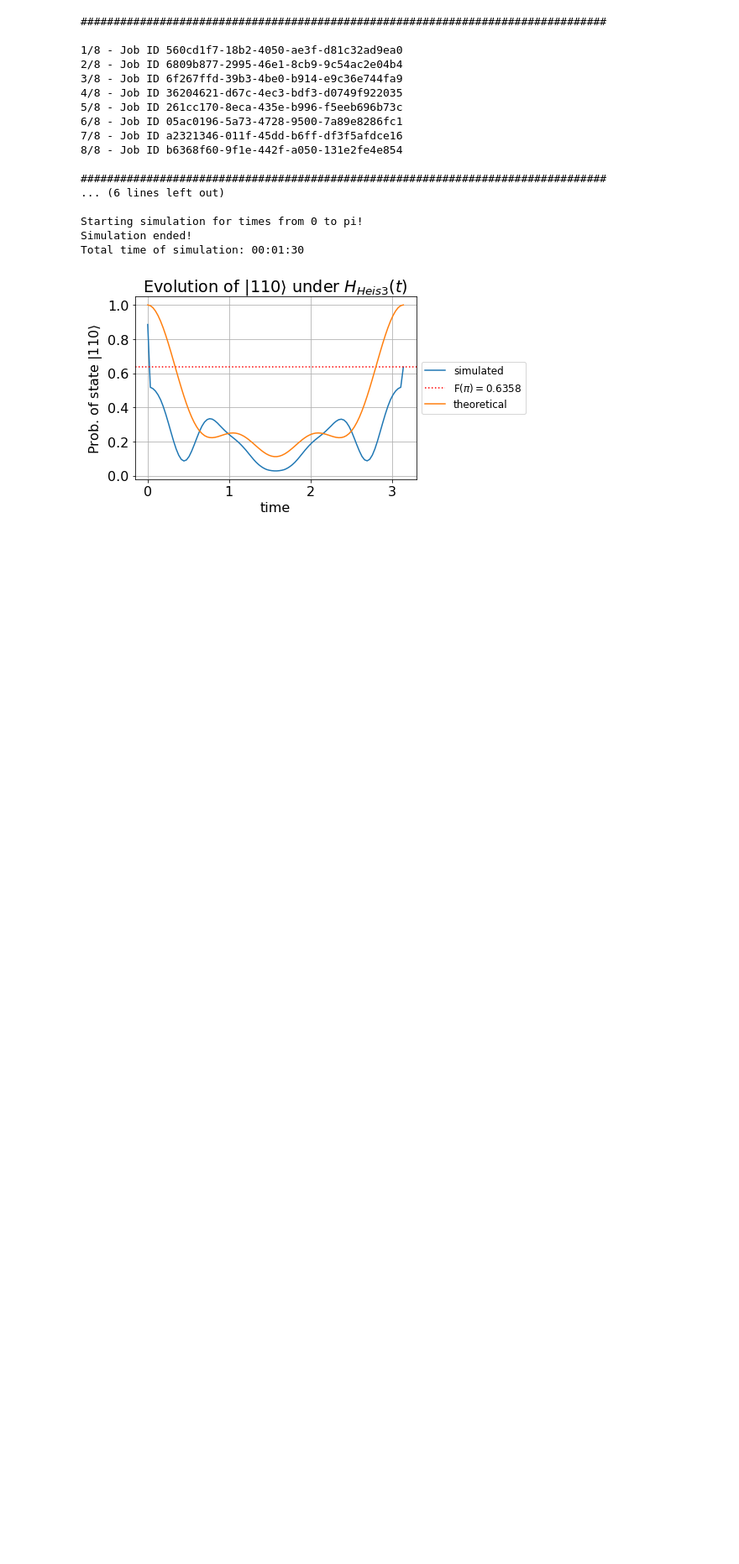
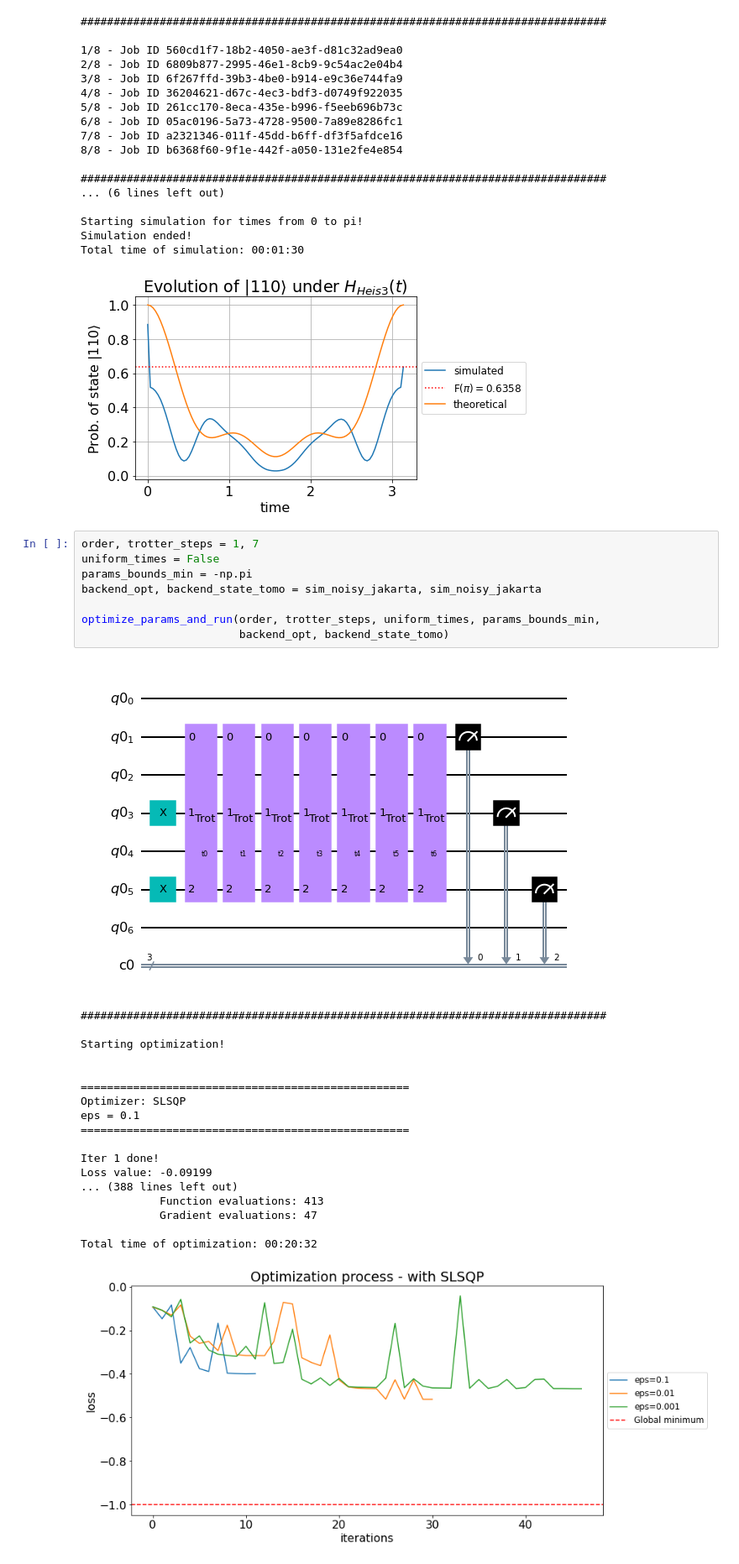
Before and after one commit to andre-juan/IBM_openprize_2021_qtime, a Jupyter notebook: trotter_v4.ipynb, the cells around one changed output. Shown at 84% size. Cells and saved outputs as stored; diff of their text form; blank space fills up the shorter version.

```diff
--- a/trotter_v4.ipynb
+++ b/trotter_v4.ipynb
@@ -486,3 +486,31 @@ Starting simulation for times from 0 to pi!
 Simulation ended!
 Total time of simulation: 00:01:30
 [figure]
+# %%
+order, trotter_steps = 1, 7
+uniform_times = False
+params_bounds_min = -np.pi
+backend_opt, backend_state_tomo = sim_noisy_jakarta, sim_noisy_jakarta
+
+optimize_params_and_run(order, trotter_steps, uniform_times, params_bounds_min,
+                        backend_opt, backend_state_tomo)
+# %% [output]
+[figure, added]
+################################################################################
+
+Starting optimization!
+
+
+==================================================
+Optimizer: SLSQP
+eps = 0.1
+==================================================
+
+Iter 1 done!
+Loss value: -0.09199
+... (388 lines left out)
+            Function evaluations: 413
+            Gradient evaluations: 47
+
+Total time of optimization: 00:20:32
+[figure, added]
```
Also changed, not shown: parts of 1 cell of this notebook, 8 other files.
